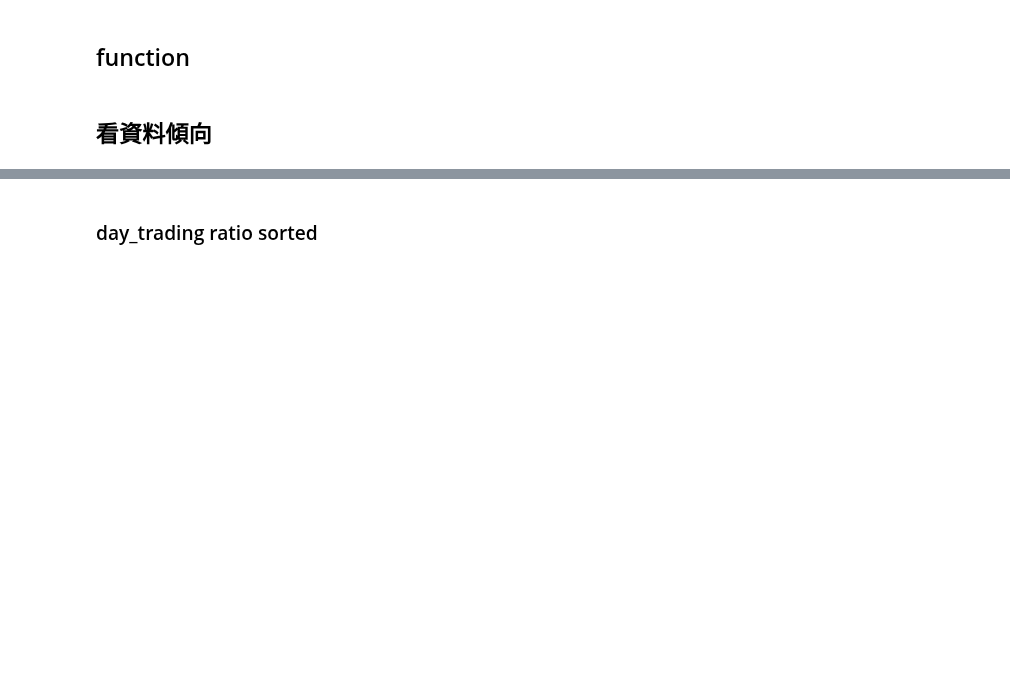
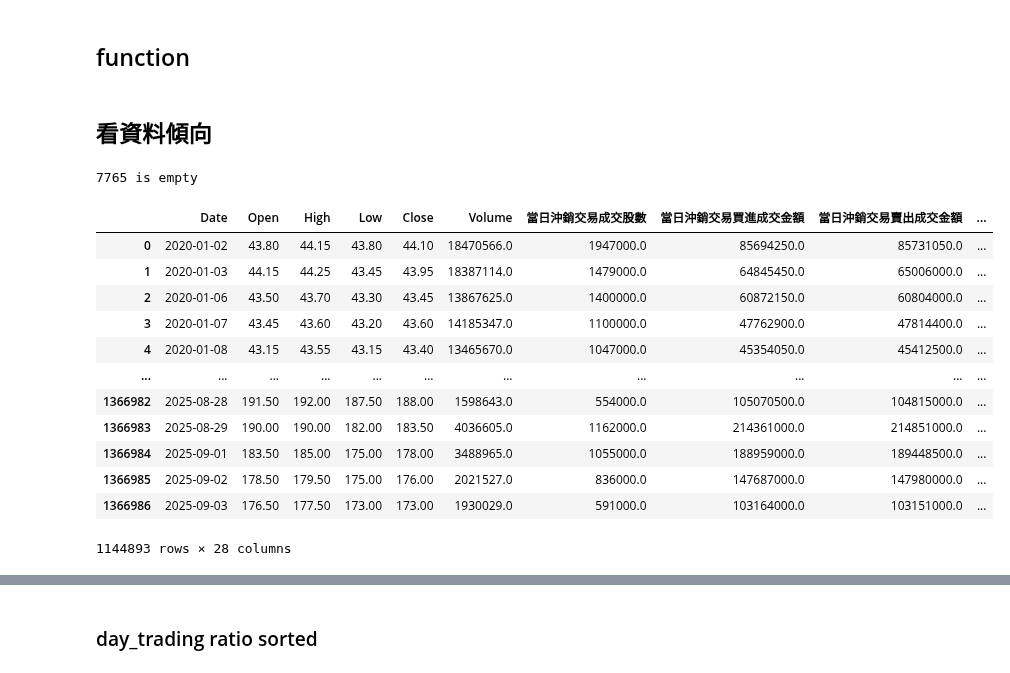
Before and after one commit to Xin95172/JimQuant, a Jupyter notebook: 台股當沖比例effect/main.ipynb, the cells around one changed output, grey strips where cells are left out. Saved outputs shown, nothing was run; the diff lists cells and outputs as text; code cells hidden in the pictures; blank space fills up the shorter version.

```diff
--- a/台股當沖比例effect/main.ipynb
+++ b/台股當沖比例effect/main.ipynb
@@ -341,10 +342,10 @@ def group(
 # %%
 """concat 成 panel data and sort"""
 
-files = glob("test_data/*.csv")
+files = glob("data\\*.csv")
 dfs = []
 for f in files:
-    stock_id = f.split("/")[-1].replace(".csv","")
+    stock_id = f.split("\\")[-1].replace(".csv","")
     df = pd.read_csv(f, parse_dates = ["Date"])
     if df.empty:
         print(f"{stock_id} is empty")
@@ -356,6 +357,24 @@ for f in files:
 
 panel_df = pd.concat(dfs, ignore_index = True)
 panel_df.dropna(inplace = True)
+# %% [output]
+7765 is empty
+# %%
+panel_df
+# %% [output]
+|  | Date | Open | High | Low | Close | Volume | 當日沖銷交易成交股數 | 當日沖銷交易買進成交金額 | 當日沖銷交易賣出成交金額 | ... |
+| 0 | 2020-01-02 | 43.80 | 44.15 | 43.80 | 44.10 | 18470566.0 | 1947000.0 | 85694250.0 | 85731050.0 | ... |
+| 1 | 2020-01-03 | 44.15 | 44.25 | 43.45 | 43.95 | 18387114.0 | 1479000.0 | 64845450.0 | 65006000.0 | ... |
+| 2 | 2020-01-06 | 43.50 | 43.70 | 43.30 | 43.45 | 13867625.0 | 1400000.0 | 60872150.0 | 60804000.0 | ... |
+| 3 | 2020-01-07 | 43.45 | 43.60 | 43.20 | 43.60 | 14185347.0 | 1100000.0 | 47762900.0 | 47814400.0 | ... |
+| 4 | 2020-01-08 | 43.15 | 43.55 | 43.15 | 43.40 | 13465670.0 | 1047000.0 | 45354050.0 | 45412500.0 | ... |
+| ... | ... | ... | ... | ... | ... | ... | ... | ... | ... | ... |
+| 1366982 | 2025-08-28 | 191.50 | 192.00 | 187.50 | 188.00 | 1598643.0 | 554000.0 | 105070500.0 | 104815000.0 | ... |
+| 1366983 | 2025-08-29 | 190.00 | 190.00 | 182.00 | 183.50 | 4036605.0 | 1162000.0 | 214361000.0 | 214851000.0 | ... |
+| 1366984 | 2025-09-01 | 183.50 | 185.00 | 175.00 | 178.00 | 3488965.0 | 1055000.0 | 188959000.0 | 189448500.0 | ... |
+| 1366985 | 2025-09-02 | 178.50 | 179.50 | 175.00 | 176.00 | 2021527.0 | 836000.0 | 147687000.0 | 147980000.0 | ... |
+| 1366986 | 2025-09-03 | 176.50 | 177.50 | 173.00 | 173.00 | 1930029.0 | 591000.0 | 103164000.0 | 103151000.0 | ... |
+1144893 rows × 28 columns
 # %%
 plt.figure(figsize = (10, 6))
 plt.hist(panel_df["c_o_ret"].dropna(), bins = 50, color = "skyblue", edgecolor = "black", alpha = 0.7)
```
Also changed, not shown: parts of 6 cells of this notebook.
